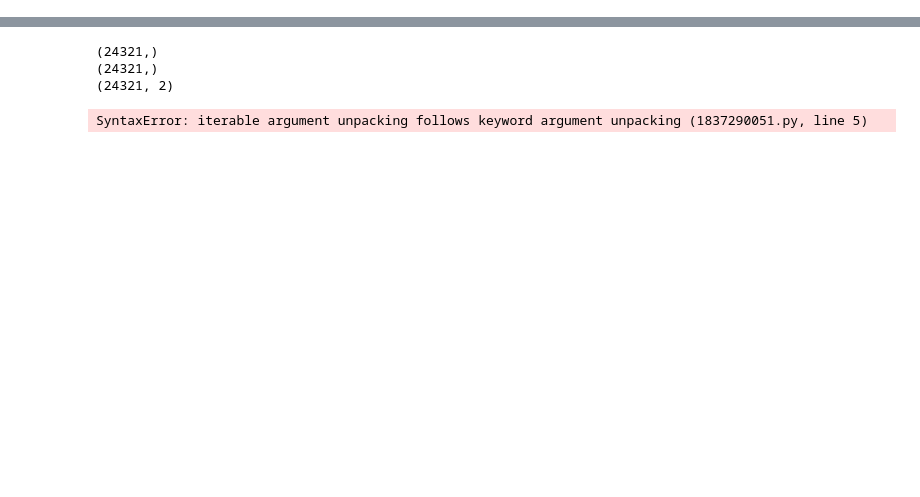
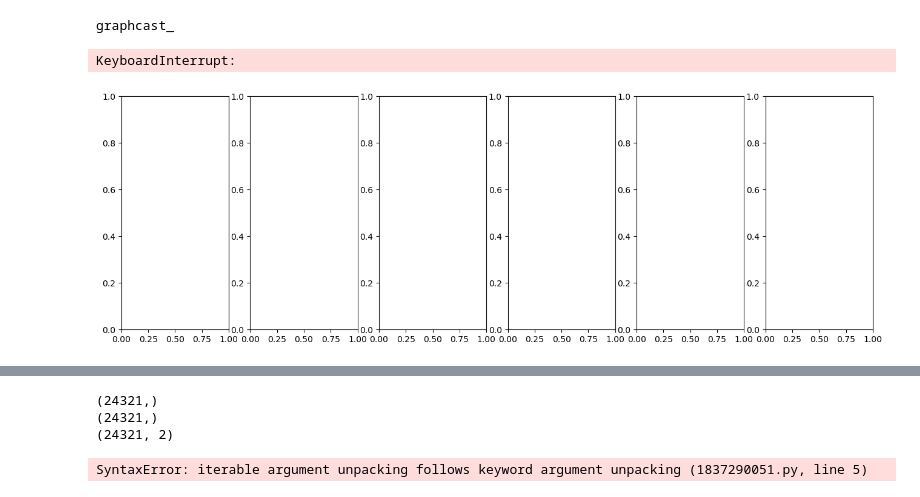
Before and after one commit to feldmann-m/AI-storm, a Jupyter notebook: devel/Eval_metrics.ipynb, the cells around one changed output, grey strips where cells are left out. Cells and saved outputs as stored; diff of their text form; code cells hidden in the pictures; blank space fills up the shorter version.

```diff
--- a/devel/Eval_metrics.ipynb
+++ b/devel/Eval_metrics.ipynb
@@ -224,0 +236,62 @@ ifs
+# %%
+era_ref=xr.open_dataset(datapath+'USA_tor_2020_era.nc').sortby('latitude').fillna(0)
+#era_ref=era_ref.assign(wms=lambda era_ref: (era_ref.cape*2)**0.5 * era_ref.bs_06 )
+cape=era_ref.cape.squeeze().values
+wms=(cape * 2)**0.5 * era_ref.bs_06
+era_ref=era_ref.assign(wms=lambda era_ref: wms)
+cmap = mpl.colormaps['plasma']
+
+
+fig3,axes3 = plt.subplots(1,6,figsize=(16, 5))
+for nn in range(len(models)):
+    kw=['lat','lat','latitude','latitude','latitude','latitude'][nn]
+    kw2=['prediction_timedelta','prediction_timedelta','prediction_timedelta','prediction_timedelta','time','prediction_timedelta'][nn]
+    model=models[nn]
+    print(model)
+    i=8
+    if model=='fcnv2_dawn': i=8
+    files=sorted(glob(datapath+'USA_tor_2020_'+model+'*2020*.nc'))
+    dset=pd.DataFrame()
+    for file in range(len(files)):
+        #print(files[file])
+        model_set=xr.open_dataset(files[file]).sortby(kw).fillna(0).squeeze()
+        cape=model_set.cape.squeeze().values
+        wms=(cape * 2)**0.5 * model_set.bs_06
+        model_set=model_set.assign(wms=lambda model_set: wms )
+
+        for tstep in range(len(model_set[kw2])):
+            #print(tstep, 2*file + tstep)
+            x = model_set.bs_06.values[tstep,:,:].flatten()
+            y = model_set.cape.values[tstep,:,:].flatten()
+            ind=np.where(y<50)
+            x = np.delete(x,ind); y = np.delete(y,ind)
+            ts=6*(2*file+tstep)*np.ones(x.shape)
+            data = {'cape': y,
+                    'shear': x,
+                    'time': ts}
+            # axes3[nn].scatter(x,y,c=ts,cmap='plasma',alpha=0.01,vmin=0,vmax=20)
+
+            hue = cmap( (2*file + tstep) / (2*len(files) + tstep) )
+            dset=pd.concat([dset,pd.DataFrame(data)],axis=0)
+    hue_order=np.arange(0,6*(2*len(files)+i),6)
+
+    dset['time_d'] = pd.cut(dset["time"], np.arange(0,6*(2*len(files)+i)+25,24), labels=np.arange(0,6*(2*len(files)+i)+1,24))
+
+    sns.kdeplot(data=dset, x="shear", y="cape", hue="time_d", ax=axes3[nn], hue_order=hue_order[::4],
+                        palette="plasma",levels=np.arange(0,1.1,0.2) )
+    axes3[nn].set_title(model)
+    axes3[nn].set_xlabel('0-6km shear [m s$^{-1}$]')
+    axes3[nn].set_ylabel('CAPE [J kg$^{-1}$]')
+    axes3[nn].set_xlim([0,50])
+    axes3[nn].set_ylim([0,5000])
+
+    color=[c1,c2,c3,c4,c5,c6][nn]
+
+
+fig3.tight_layout()
+fig3.show()
+fig3.savefig(figpath+var+'_scatter.png')
+# %% [output]
+graphcast_
+KeyboardInterrupt:
+[figure, added]
```
Also changed, not shown: parts of 4 cells of this notebook, 1 other file.
